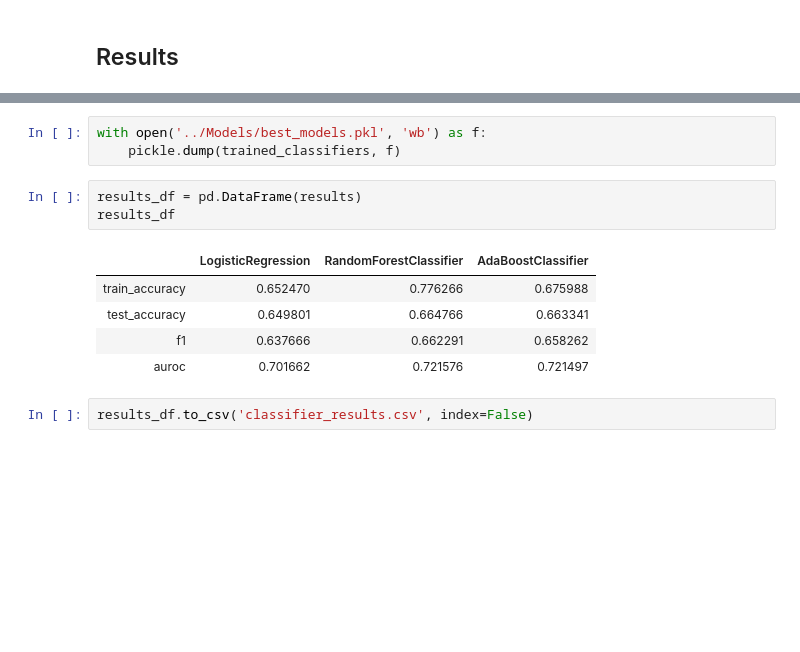
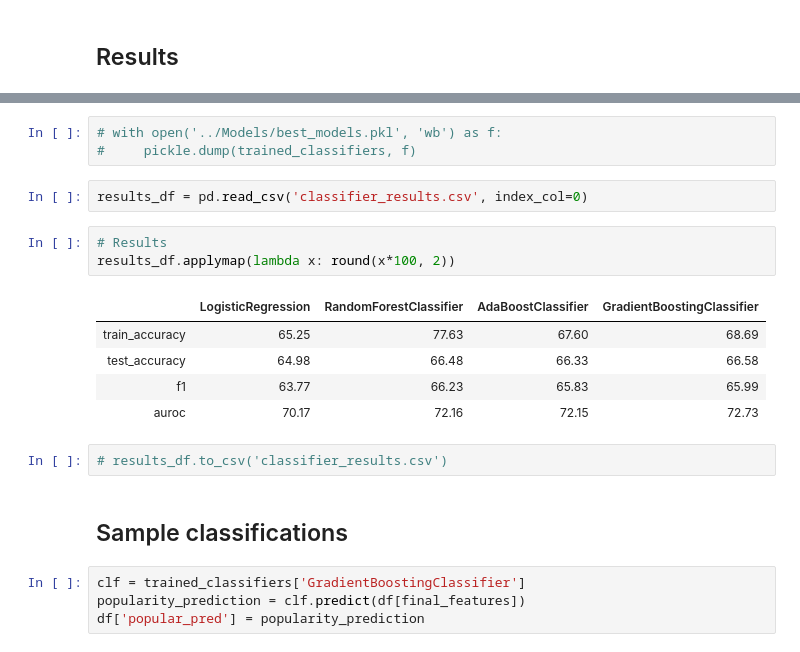
Before and after one commit to sanjyotUM/article_popularity_prediction, a Jupyter notebook: Notebooks/demo.ipynb, the cells around one changed output, grey strips where cells are left out. Cells and saved outputs as stored; diff of their text form; blank space fills up the shorter version.

```diff
--- a/Notebooks/demo.ipynb
+++ b/Notebooks/demo.ipynb
@@ -321,14 +342,22 @@ trained_classifiers
 # %%
-with open('../Models/best_models.pkl', 'wb') as f:
-    pickle.dump(trained_classifiers, f)
+# with open('../Models/best_models.pkl', 'wb') as f:
+#     pickle.dump(trained_classifiers, f)
-# %%
-results_df = pd.DataFrame(results)
-results_df
-# %% [output]
-|  | LogisticRegression | RandomForestClassifier | AdaBoostClassifier |
-| train_accuracy | 0.652470 | 0.776266 | 0.675988 |
-| test_accuracy | 0.649801 | 0.664766 | 0.663341 |
-| f1 | 0.637666 | 0.662291 | 0.658262 |
-| auroc | 0.701662 | 0.721576 | 0.721497 |
+# %%
+results_df = pd.read_csv('classifier_results.csv', index_col=0)
+# %%
+# Results
+results_df.applymap(lambda x: round(x*100, 2))
+# %% [output]
+|  | LogisticRegression | RandomForestClassifier | AdaBoostClassifier | GradientBoostingClassifier |
+| train_accuracy | 65.25 | 77.63 | 67.60 | 68.69 |
+| test_accuracy | 64.98 | 66.48 | 66.33 | 66.58 |
+| f1 | 63.77 | 66.23 | 65.83 | 65.99 |
+| auroc | 70.17 | 72.16 | 72.15 | 72.73 |
 # %%
-results_df.to_csv('classifier_results.csv', index=False)
+# results_df.to_csv('classifier_results.csv')
+# %% [markdown]
+## Sample classifications
+# %%
+clf = trained_classifiers['GradientBoostingClassifier']
+popularity_prediction = clf.predict(df[final_features])
+df['popular_pred'] = popularity_prediction
```
Also changed, not shown: parts of 19 cells of this notebook, 3 other files.
